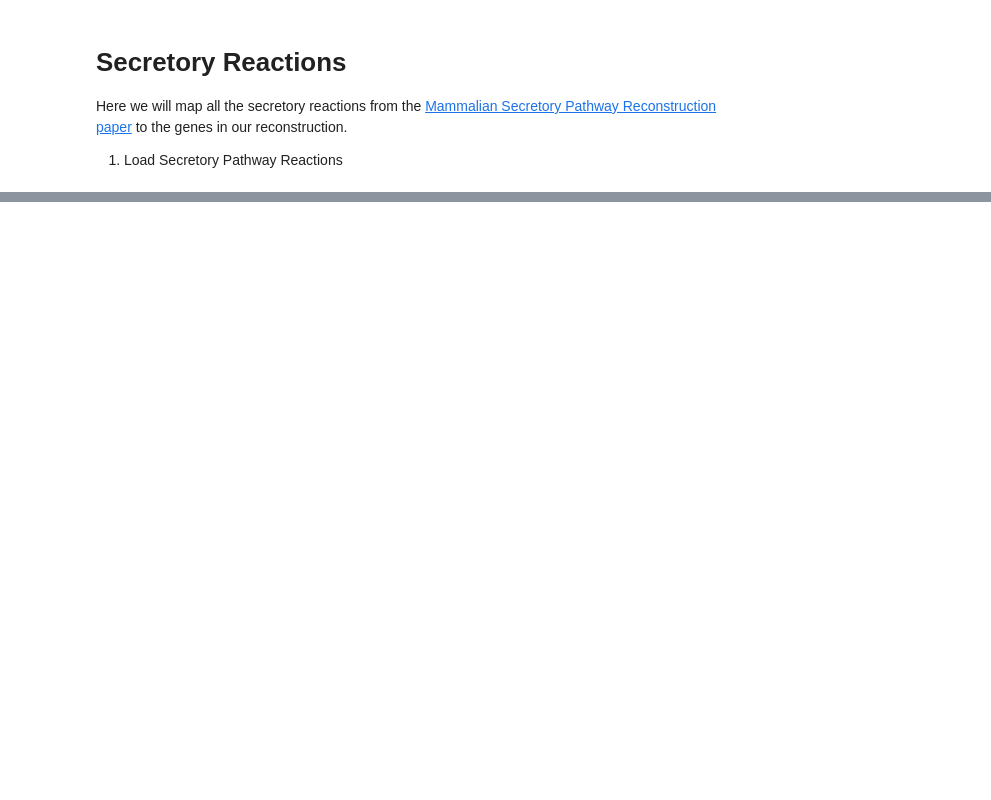
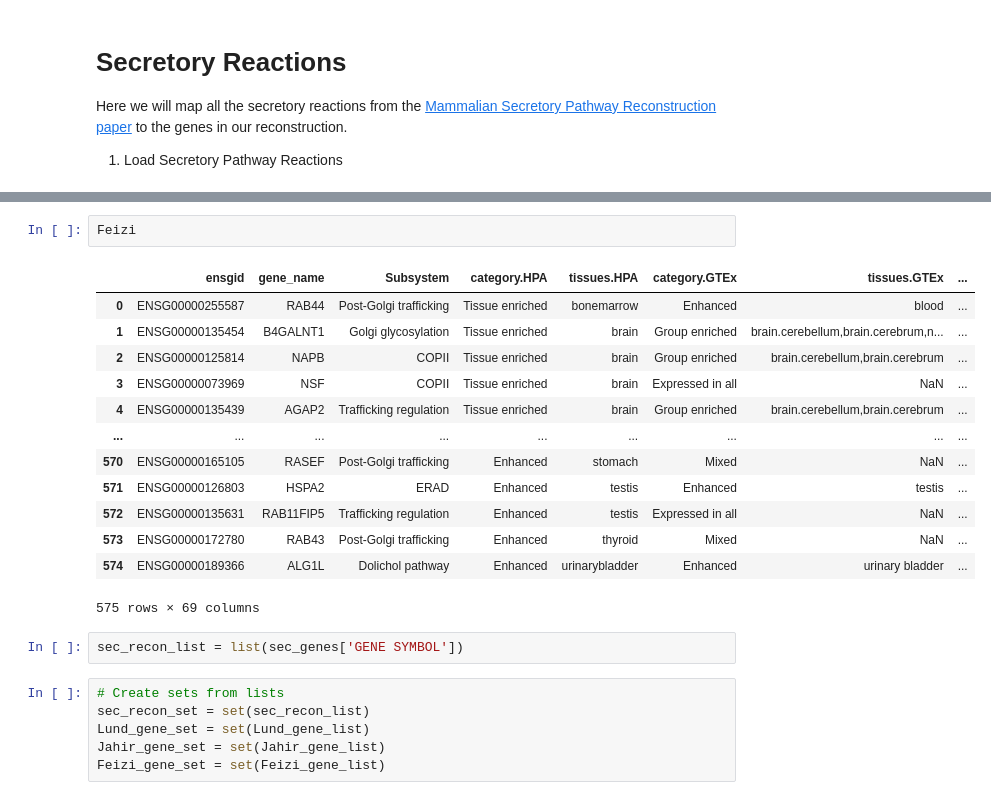
Before and after one commit to pablodig/secRecon-Secretory-Pathway-Reconstruction, a Jupyter notebook: Comparison.ipynb, the cells around one changed output, grey strips where cells are left out. Drawn from its saved outputs; the diff is of its cells as text; blank space fills up the shorter version.

```diff
--- a/Comparison.ipynb
+++ b/Comparison.ipynb
@@ -113,0 +94,24 @@ met_recon_genes = list(met_genes['Gene Entrez ID'].replace('', pd.NA).dropna())
+# %%
+Feizi
+# %% [output]
+|  | ensgid | gene_name | Subsystem | category.HPA | tissues.HPA | category.GTEx | tissues.GTEx | ... |
+| 0 | ENSG00000255587 | RAB44 | Post-Golgi trafficking | Tissue enriched | bonemarrow | Enhanced | blood | ... |
+| 1 | ENSG00000135454 | B4GALNT1 | Golgi glycosylation | Tissue enriched | brain | Group enriched | brain.cerebellum,brain.cerebrum,n... | ... |
+| 2 | ENSG00000125814 | NAPB | COPII | Tissue enriched | brain | Group enriched | brain.cerebellum,brain.cerebrum | ... |
+| 3 | ENSG00000073969 | NSF | COPII | Tissue enriched | brain | Expressed in all | NaN | ... |
+| 4 | ENSG00000135439 | AGAP2 | Trafficking regulation | Tissue enriched | brain | Group enriched | brain.cerebellum,brain.cerebrum | ... |
+| ... | ... | ... | ... | ... | ... | ... | ... | ... |
+| 570 | ENSG00000165105 | RASEF | Post-Golgi trafficking | Enhanced | stomach | Mixed | NaN | ... |
+| 571 | ENSG00000126803 | HSPA2 | ERAD | Enhanced | testis | Enhanced | testis | ... |
+| 572 | ENSG00000135631 | RAB11FIP5 | Trafficking regulation | Enhanced | testis | Expressed in all | NaN | ... |
+| 573 | ENSG00000172780 | RAB43 | Post-Golgi trafficking | Enhanced | thyroid | Mixed | NaN | ... |
+| 574 | ENSG00000189366 | ALG1L | Dolichol pathway | Enhanced | urinarybladder | Enhanced | urinary bladder | ... |
+575 rows × 69 columns
+# %%
+sec_recon_list = list(sec_genes['GENE SYMBOL'])
+# %%
+# Create sets from lists
+sec_recon_set = set(sec_recon_list)
+Lund_gene_set = set(Lund_gene_list)
+Jahir_gene_set = set(Jahir_gene_list)
+Feizi_gene_set = set(Feizi_gene_list)
```
Also changed, not shown: parts of 16 cells of this notebook.
